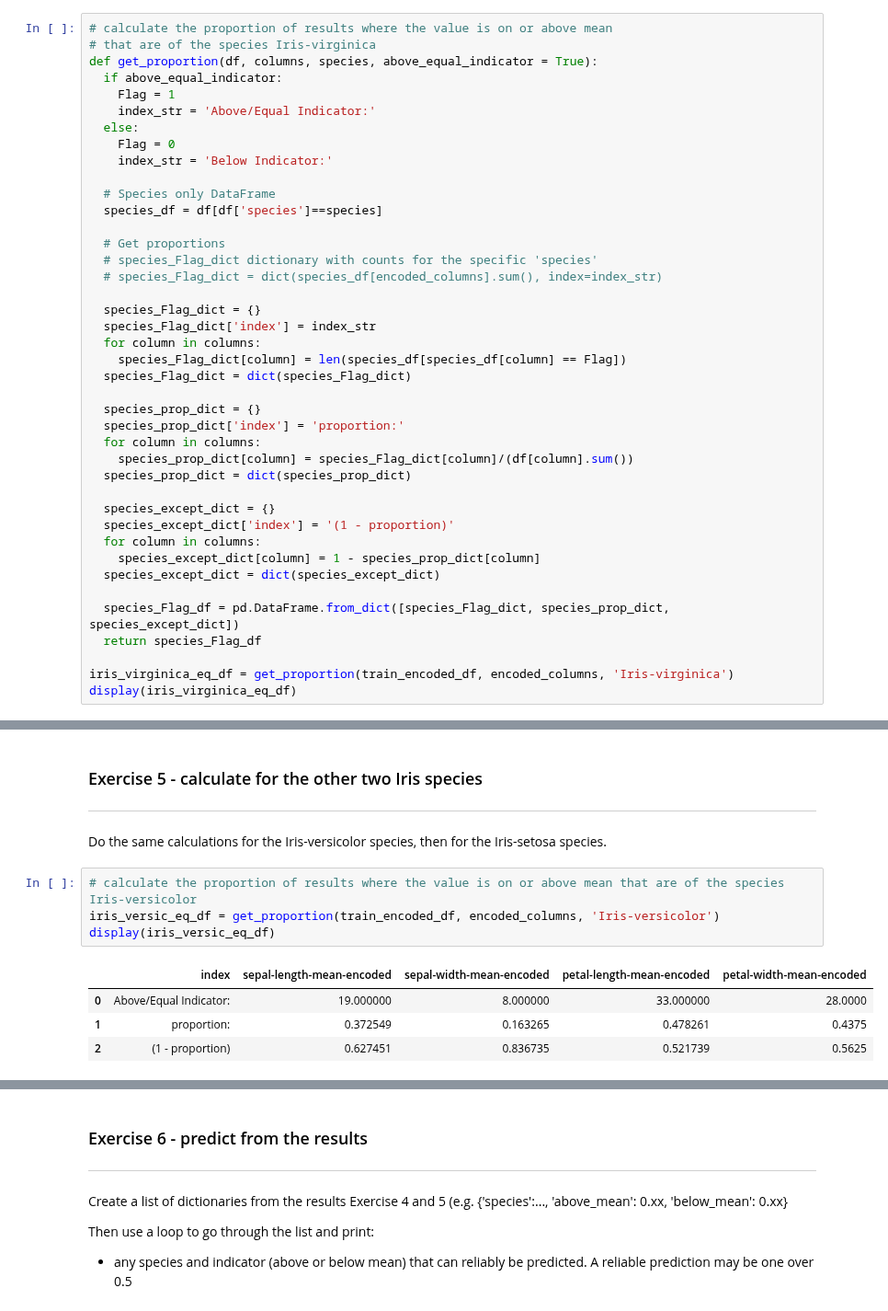
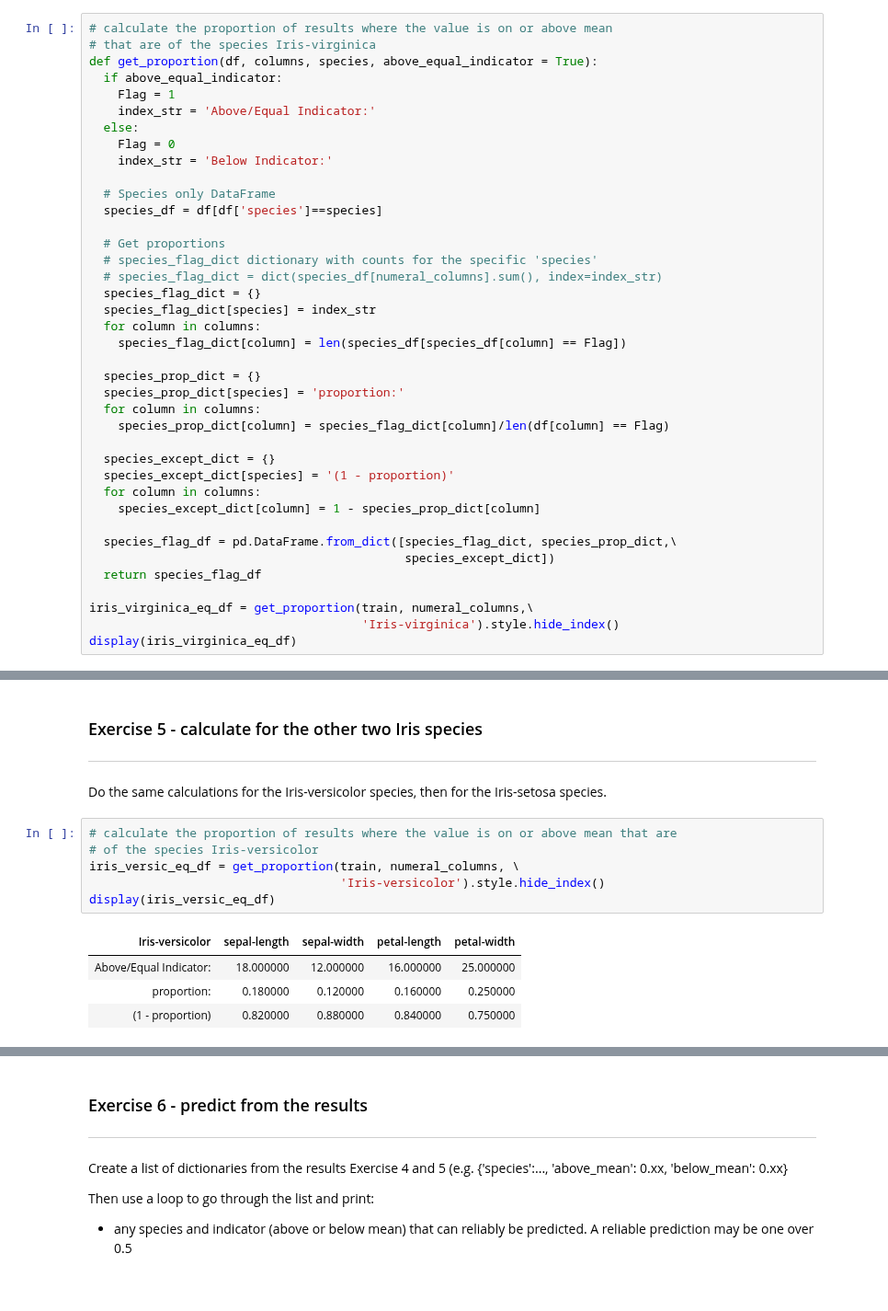
Before and after one commit to Imran-Github22/Imran-Farooqui, a Jupyter notebook: Projects/15_2_Decision_Tree_coded_model.ipynb, the cells around one changed output, grey strips where cells are left out. Shown at 92% size. Drawn from its saved outputs; the diff is of its cells as text.

```diff
--- a/Projects/15_2_Decision_Tree_coded_model.ipynb
+++ b/Projects/15_2_Decision_Tree_coded_model.ipynb
@@ -290,30 +316,28 @@ def get_proportion(df, columns, species, above_equal_indicator = True):
   species_df = df[df['species']==species]
 
   # Get proportions
-  # species_Flag_dict dictionary with counts for the specific 'species'
-  # species_Flag_dict = dict(species_df[encoded_columns].sum(), index=index_str)
-
-  species_Flag_dict = {}
-  species_Flag_dict['index'] = index_str
+  # species_flag_dict dictionary with counts for the specific 'species'
+  # species_flag_dict = dict(species_df[numeral_columns].sum(), index=index_str)
+  species_flag_dict = {}
+  species_flag_dict[species] = index_str
   for column in columns:
-    species_Flag_dict[column] = len(species_df[species_df[column] == Flag])
-  species_Flag_dict = dict(species_Flag_dict)
+    species_flag_dict[column] = len(species_df[species_df[column] == Flag])
 
   species_prop_dict = {}
-  species_prop_dict['index'] = 'proportion:'
+  species_prop_dict[species] = 'proportion:'
   for column in columns:
-    species_prop_dict[column] = species_Flag_dict[column]/(df[column].sum())
-  species_prop_dict = dict(species_prop_dict)
+    species_prop_dict[column] = species_flag_dict[column]/len(df[column] == Flag)
 
   species_except_dict = {}
-  species_except_dict['index'] = '(1 - proportion)'
+  species_except_dict[species] = '(1 - proportion)'
   for column in columns:
     species_except_dict[column] = 1 - species_prop_dict[column]
-  species_except_dict = dict(species_except_dict)
 
-  species_Flag_df = pd.DataFrame.from_dict([species_Flag_dict, species_prop_dict, species_except_dict])
-  return species_Flag_df
+  species_flag_df = pd.DataFrame.from_dict([species_flag_dict, species_prop_dict,\
+                                            species_except_dict])
+  return species_flag_df
 
-iris_virginica_eq_df = get_proportion(train_encoded_df, encoded_columns, 'Iris-virginica')
+iris_virginica_eq_df = get_proportion(train, numeral_columns,\
+                                      'Iris-virginica').style.hide_index()
 display(iris_virginica_eq_df)
 # %% [output]
@@ -340,12 +366,14 @@ display(iris_virginica_bw_df)
 
 Do the same calculations for the Iris-versicolor species, then for the Iris-setosa species.
 # %%
-# calculate the proportion of results where the value is on or above mean that are of the species Iris-versicolor
-iris_versic_eq_df = get_proportion(train_encoded_df, encoded_columns, 'Iris-versicolor')
+# calculate the proportion of results where the value is on or above mean that are
+# of the species Iris-versicolor
+iris_versic_eq_df = get_proportion(train, numeral_columns, \
+                                   'Iris-versicolor').style.hide_index()
 display(iris_versic_eq_df)
 # %% [output]
-|  | index | sepal-length-mean-encoded | sepal-width-mean-encoded | petal-length-mean-encoded | petal-width-mean-encoded |
-| 0 | Above/Equal Indicator: | 19.000000 | 8.000000 | 33.000000 | 28.0000 |
-| 1 | proportion: | 0.372549 | 0.163265 | 0.478261 | 0.4375 |
-| 2 | (1 - proportion) | 0.627451 | 0.836735 | 0.521739 | 0.5625 |
+| Iris-versicolor | sepal-length | sepal-width | petal-length | petal-width |
+| Above/Equal Indicator: | 18.000000 | 12.000000 | 16.000000 | 25.000000 |
+| proportion: | 0.180000 | 0.120000 | 0.160000 | 0.250000 |
+| (1 - proportion) | 0.820000 | 0.880000 | 0.840000 | 0.750000 |
 # %%
```
Also changed, not shown: parts of 14 cells of this notebook.
